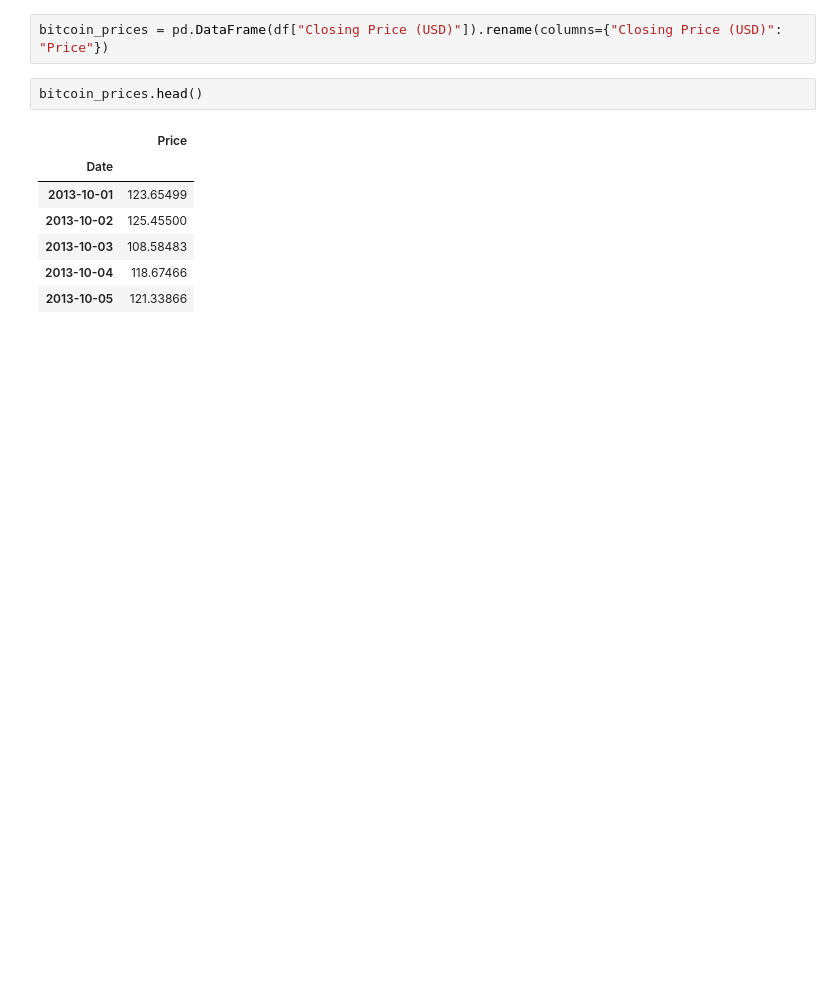
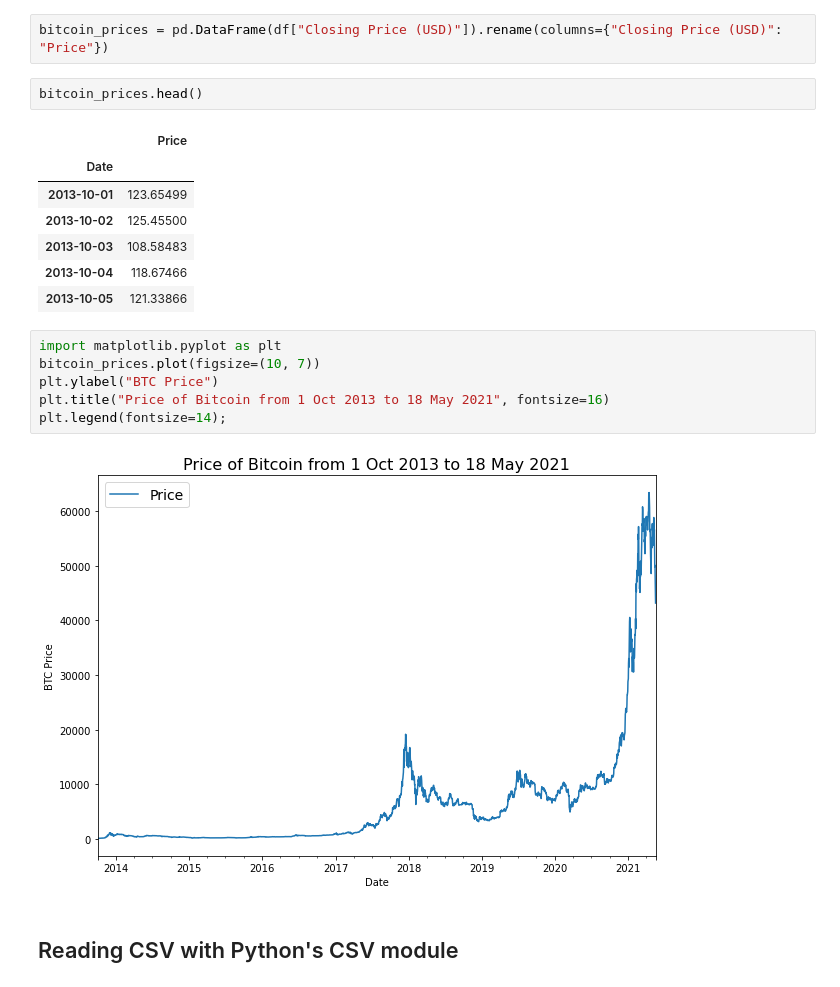
Before and after one commit to Krykiet/TF_training, a Jupyter notebook: 10_time_series.ipynb, the cells around one changed output. Saved outputs shown, nothing was run; the diff lists cells and outputs as text; blank space fills up the shorter version.

```diff
--- a/10_time_series.ipynb
+++ b/10_time_series.ipynb
@@ -90,3 +100,13 @@ bitcoin_prices.head()
 | 2013-10-03 | 108.58483 |
 | 2013-10-04 | 118.67466 |
 | 2013-10-05 | 121.33866 |
+# %%
+import matplotlib.pyplot as plt
+bitcoin_prices.plot(figsize=(10, 7))
+plt.ylabel("BTC Price")
+plt.title("Price of Bitcoin from 1 Oct 2013 to 18 May 2021", fontsize=16)
+plt.legend(fontsize=14);
+# %% [output]
+[figure, added]
+# %% [markdown]
+## Reading CSV with Python's CSV module
```
Also changed, not shown: parts of 5 cells of this notebook.
